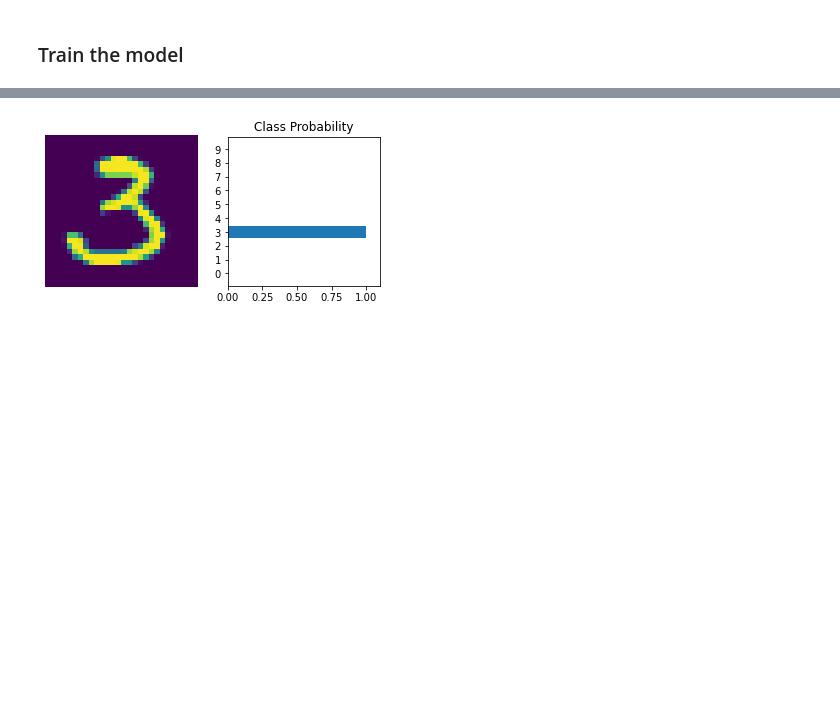
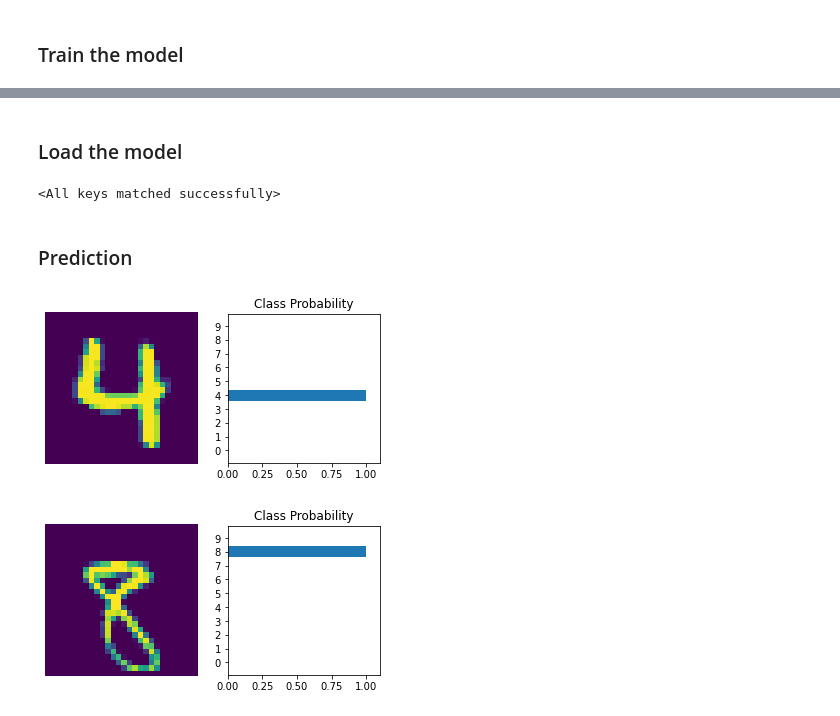
Before and after one commit to AndreaViviani89/CNN-MNIST-Challenge, a Jupyter notebook: cnn_mnist.ipynb, the cells around one changed output, grey strips where cells are left out. Saved outputs shown, nothing was run; the diff lists cells and outputs as text; code cells hidden in the pictures; blank space fills up the shorter version.

```diff
--- a/cnn_mnist.ipynb
+++ b/cnn_mnist.ipynb
@@ -208,11 +241,25 @@ Mean accuracy is 0.9893511146496815 after epoch 10
+# %% [markdown]
+### Load the model
+# %%
+load_model = torch.load('checkpoint_10.pth')
+cnn.load_state_dict(load_model)
+# %% [output]
+<All keys matched successfully>
+# %% [markdown]
+### Prediction
 # %%
-images, labels = next(iter(testloader))
-images=images.to(device)
-labels=labels.to(device)
-image=images[1]
-#images.resize_(images.shape[0], 1, 784)
-logits = cnn.forward(image.view(1,1,28,28))
-ps = F.softmax(logits, dim=1)
-view_classify(image.view(1, 28, 28), ps)
+counter = 0
+while counter < 2:
+    index = np.random.randint(0,10)
+    images, labels = next(iter(testloader))
+    images=images.to(device)
+    labels=labels.to(device)
+    image=images[index]
+    logits = cnn.forward(image.view(1,1,28,28))
+    ps = F.softmax(logits, dim=1)
+    view_classify(image.view(1, 28, 28), ps)
+    plt.show()
+    counter += 1
 # %% [output]
-[figure, old version]
+[figure, new version]
+[figure, added]
```
Also changed, not shown: parts of 5 cells of this notebook, 1 other file.
